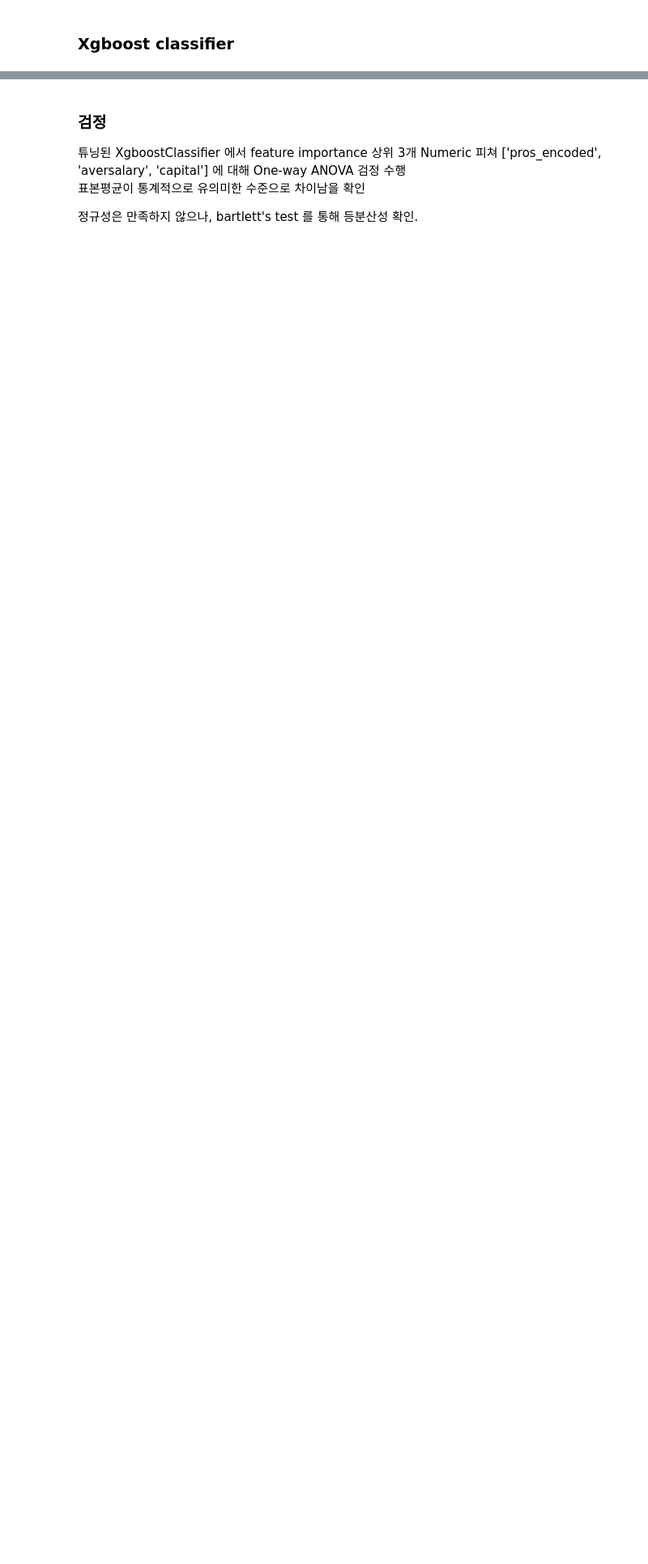
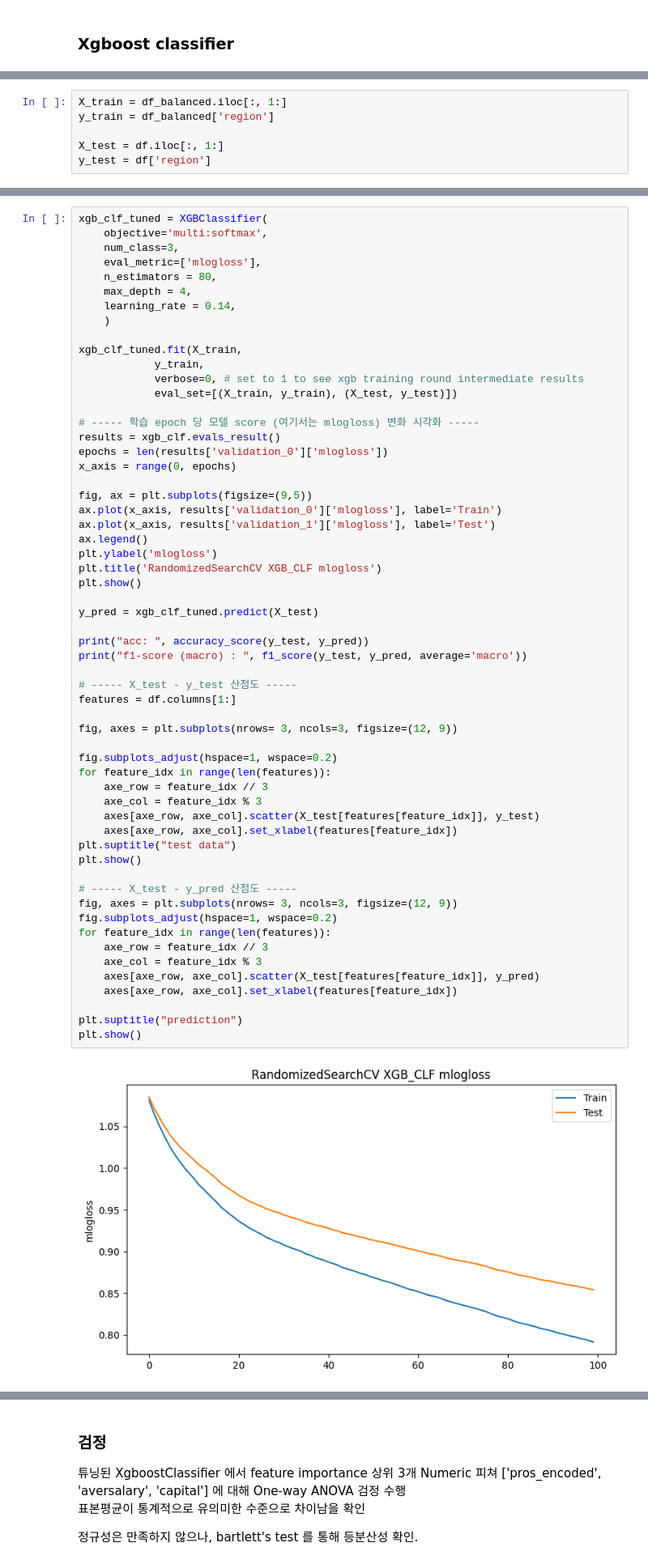
Before and after one commit to RGB234/----------, a Jupyter notebook: prediction.ipynb, the cells around one changed output, grey strips where cells are left out. Shown at 81% size. Drawn from its saved outputs; the diff is of its cells as text; blank space fills up the shorter version.

```diff
--- a/prediction.ipynb
+++ b/prediction.ipynb
@@ -617,0 +306,6 @@ Name: count, dtype: int64
+# %%
+X_train = df_balanced.iloc[:, 1:]
+y_train = df_balanced['region']
+
+X_test = df.iloc[:, 1:]
+y_test = df['region']
@@ -617,0 +336,60 @@ Name: count, dtype: int64
+# %%
+xgb_clf_tuned = XGBClassifier(
+    objective='multi:softmax',
+    num_class=3,
+    eval_metric=['mlogloss'],
+    n_estimators = 80,
+    max_depth = 4,
+    learning_rate = 0.14,
+    )
+
+xgb_clf_tuned.fit(X_train,
+            y_train,
+            verbose=0, # set to 1 to see xgb training round intermediate results
+            eval_set=[(X_train, y_train), (X_test, y_test)])
+
+# ----- 학습 epoch 당 모델 score (여기서는 mlogloss) 변화 시각화 -----
+results = xgb_clf.evals_result()
+epochs = len(results['validation_0']['mlogloss'])
+x_axis = range(0, epochs)
+
+fig, ax = plt.subplots(figsize=(9,5))
+ax.plot(x_axis, results['validation_0']['mlogloss'], label='Train')
+ax.plot(x_axis, results['validation_1']['mlogloss'], label='Test')
+ax.legend()
+plt.ylabel('mlogloss')
+plt.title('RandomizedSearchCV XGB_CLF mlogloss')
+plt.show()
+
+y_pred = xgb_clf_tuned.predict(X_test)
+
+print("acc: ", accuracy_score(y_test, y_pred))
+print("f1-score (macro) : ", f1_score(y_test, y_pred, average='macro'))
+
+# ----- X_test - y_test 산점도 -----
+features = df.columns[1:]
+
+fig, axes = plt.subplots(nrows= 3, ncols=3, figsize=(12, 9))
+
+fig.subplots_adjust(hspace=1, wspace=0.2)
+for feature_idx in range(len(features)):
+    axe_row = feature_idx // 3
+    axe_col = feature_idx % 3
+    axes[axe_row, axe_col].scatter(X_test[features[feature_idx]], y_test)
+    axes[axe_row, axe_col].set_xlabel(features[feature_idx])
+plt.suptitle("test data")
+plt.show()
+
+# ----- X_test - y_pred 산점도 -----
+fig, axes = plt.subplots(nrows= 3, ncols=3, figsize=(12, 9))
+fig.subplots_adjust(hspace=1, wspace=0.2)
+for feature_idx in range(len(features)):
+    axe_row = feature_idx // 3
+    axe_col = feature_idx % 3
+    axes[axe_row, axe_col].scatter(X_test[features[feature_idx]], y_pred)
+    axes[axe_row, axe_col].set_xlabel(features[feature_idx])
+
+plt.suptitle("prediction")
+plt.show()
+# %% [output]
+[figure, added]
```
Also changed, not shown: parts of 57 cells of this notebook, 7 other files.
